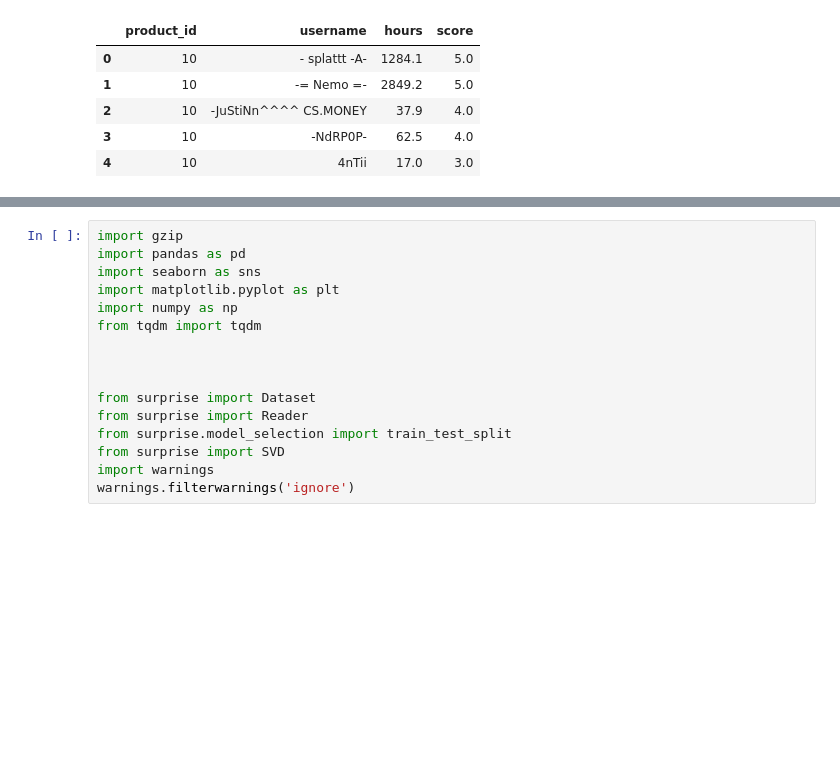
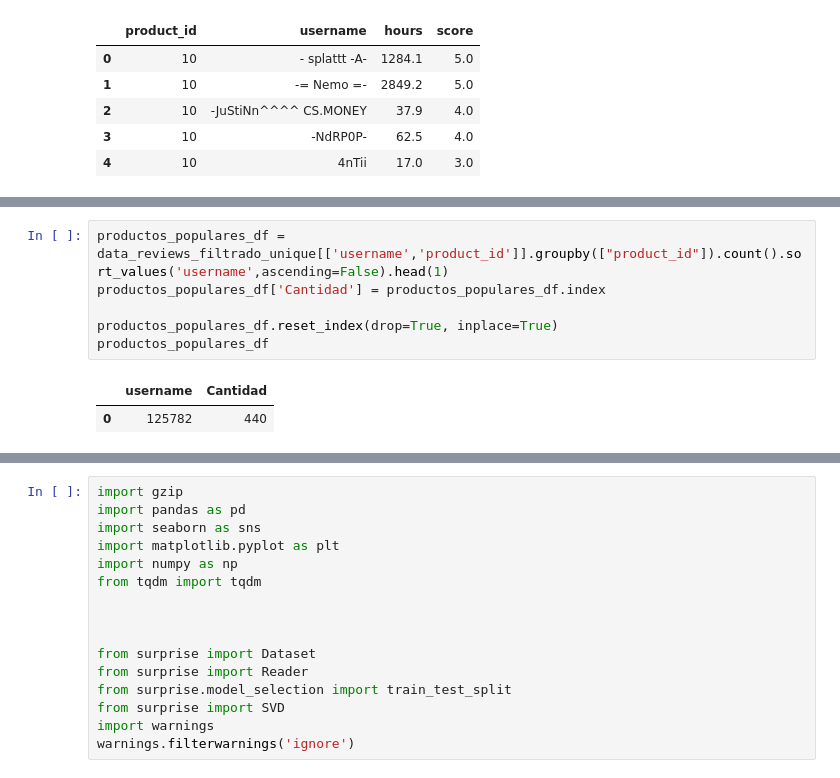
Before and after one commit to ivanaldana/acamica-projects, a Jupyter notebook: DS_Proyecto_03_SR.ipynb, the cells around one changed output, grey strips where cells are left out. Drawn from its saved outputs; the diff is of its cells as text; blank space fills up the shorter version.

```diff
--- a/DS_Proyecto_03_SR.ipynb
+++ b/DS_Proyecto_03_SR.ipynb
@@ -385,0 +420,9 @@ data_reviews_score.to_csv('data_reviews_score.csv', index= False)
+# %%
+productos_populares_df = data_reviews_filtrado_unique[['username','product_id']].groupby(["product_id"]).count().sort_values('username',ascending=False).head(1)
+productos_populares_df['Cantidad'] = productos_populares_df.index
+
+productos_populares_df.reset_index(drop=True, inplace=True)
+productos_populares_df
+# %% [output]
+|  | username | Cantidad |
+| 0 | 125782 | 440 |
```
Also changed, not shown: parts of 24 cells of this notebook.
